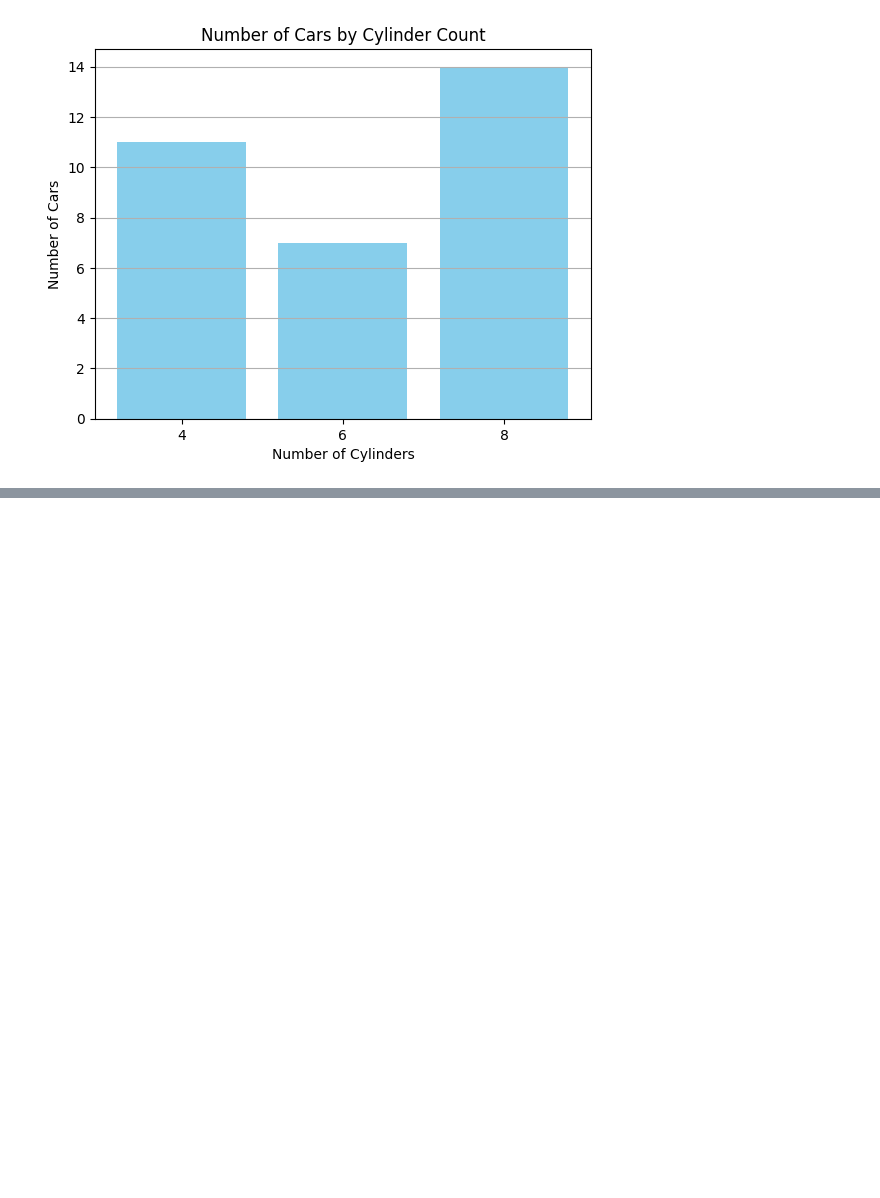
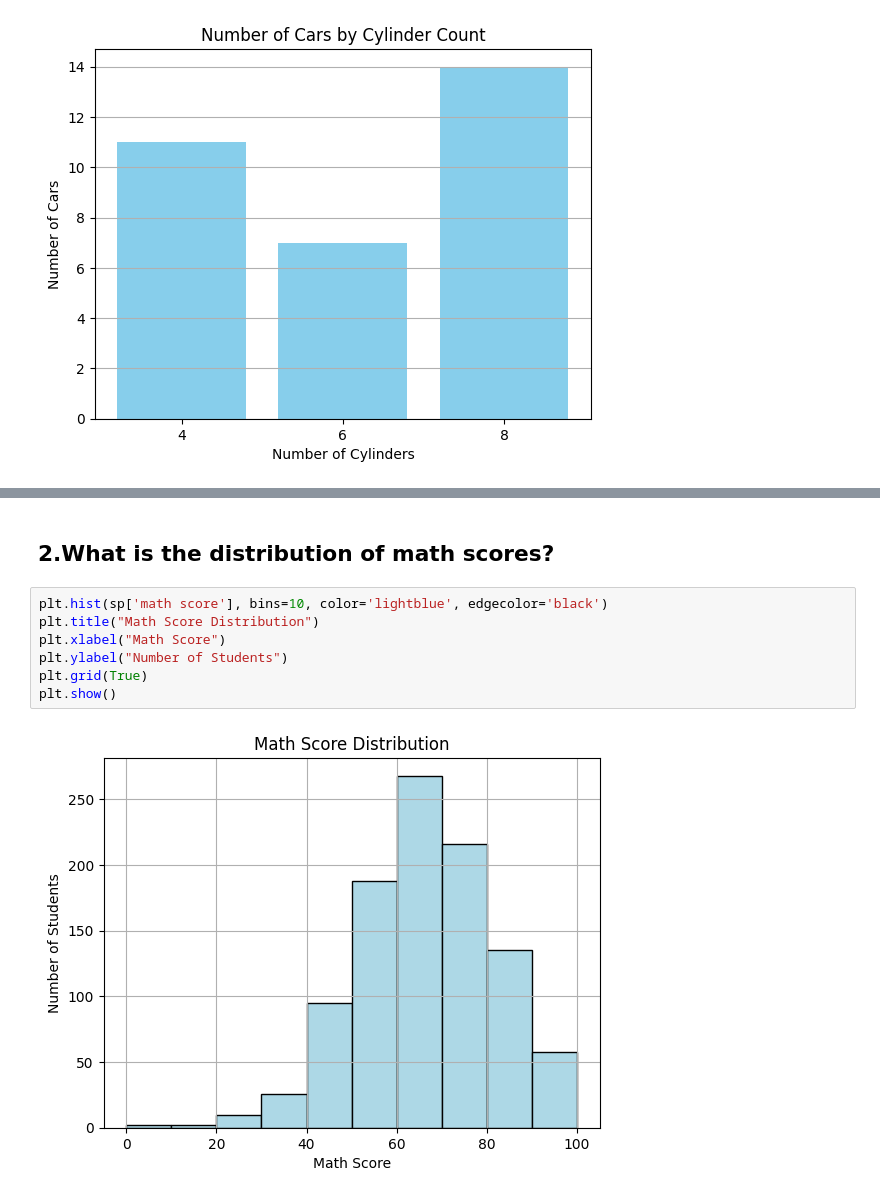
Before and after one commit to chinmayhandi/chinmay, a Jupyter notebook: AIML_Lab_Exercise.ipynb, the cells around one changed output, grey strips where cells are left out. Saved outputs shown, nothing was run; the diff lists cells and outputs as text; blank space fills up the shorter version.

```diff
--- a/AIML_Lab_Exercise.ipynb
+++ b/AIML_Lab_Exercise.ipynb
@@ -2044,0 +2079,11 @@ plt.show()
+# %% [markdown]
+## **2.What is the distribution of math scores?**
+# %%
+plt.hist(sp['math score'], bins=10, color='lightblue', edgecolor='black')
+plt.title("Math Score Distribution")
+plt.xlabel("Math Score")
+plt.ylabel("Number of Students")
+plt.grid(True)
+plt.show()
+# %% [output]
+[figure, added]
```
Also changed, not shown: parts of 11 cells of this notebook.
